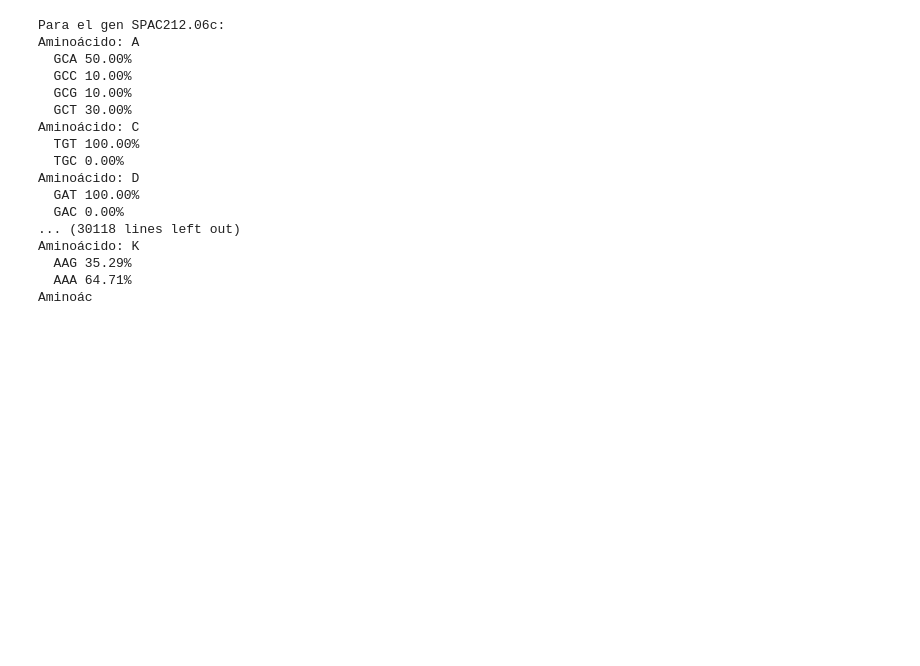
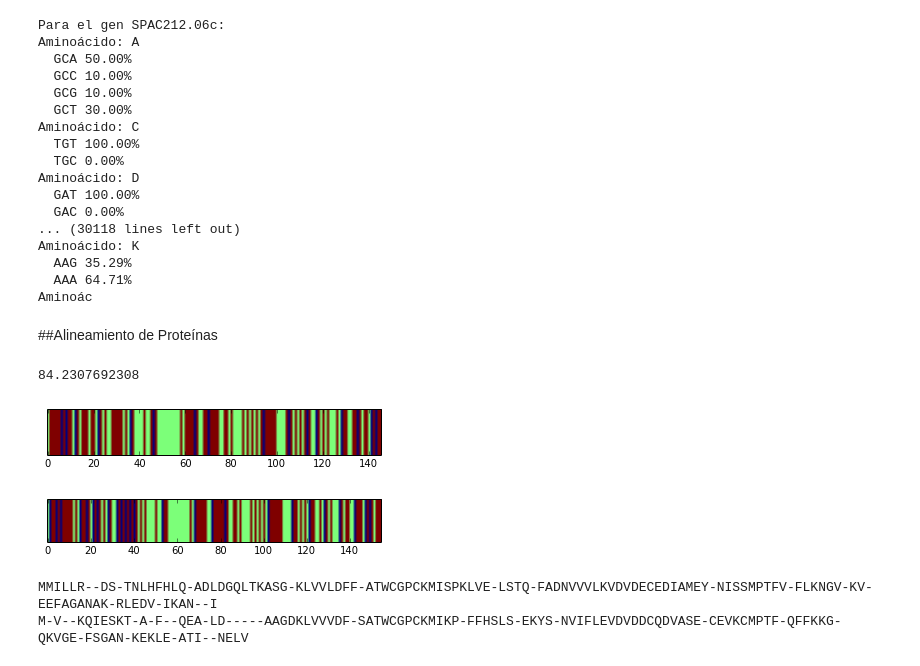
Before and after one commit to ACM-USAL/seminario-python, a Jupyter notebook: codigo/Notebooks/Python_Biotec - 2_Bio.ipynb, the cells around one changed output. Saved outputs shown, nothing was run; the diff lists cells and outputs as text; code cells hidden in the pictures; blank space fills up the shorter version.

Commit message:
Addedd ProtAlign to Notebook

```diff
--- a/codigo/Notebooks/Python_Biotec - 2_Bio.ipynb
+++ b/codigo/Notebooks/Python_Biotec - 2_Bio.ipynb
@@ -347,3 +347,75 @@ Aminoácido: K
   AAG 35.29%
   AAA 64.71%
 Aminoác
+# %% [markdown]
+##Alineamiento de Proteínas
+# %%
+import nwalign as nw
+
+D = fasta2sec('Q9V429.fasta')
+H = fasta2sec('P10599.fasta')
+
+acounter = 0
+bcounter = 0
+
+a, b = nw.global_align(D, H, matrix='BLOSUM62.txt')
+
+for aa in a:
+    if aa != '-':
+        acounter += 1
+
+for aa in b:
+    if aa != '-':
+        bcounter += 1
+
+print ((acounter*100./len(a))+(bcounter*100./len(b))) / 2
+# %% [output]
+84.2307692308
+# %%
+from numpy import array
+
+#Visualizar
+
+diffsa = []
+
+
+for i,j in zip(a,b):
+    if i=='-':
+        diffsa.append(0)
+    if i==j:
+        diffsa.append(1)
+    else:
+        diffsa.append(2)
+
+diffsb = []
+
+for i,j in zip(a,b):
+    if j=='-':
+        diffsb.append(0)
+    if i==j:
+        diffsb.append(1)
+    else:
+        diffsb.append(2)
+
+
+
+difs_array = array( [diffsa] )
+plt.imshow(difs_array, aspect = 20)
+ax = plt.gca()
+ax.yaxis.set_visible(False)
+plt.show()
+
+
+difs_array = array( [diffsb] )
+plt.imshow(difs_array, aspect = 20)
+ax = plt.gca()
+ax.yaxis.set_visible(False)
+plt.show()
+
+print a
+print b
+# %% [output]
+[figure, added]
+[figure, added]
+MMILLR--DS-TNLHFHLQ-ADLDGQLTKASG-KLVVLDFF-ATWCGPCKMISPKLVE-LSTQ-FADNVVVLKVDVDECEDIAMEY-NISSMPTFV-FLKNGV-KV-EEFAGANAK-RLEDV-IKAN--I
+M-V--KQIESKT-A-F--QEA-LD-----AAGDKLVVVDF-SATWCGPCKMIKP-FFHSLS-EKYS-NVIFLEVDVDDCQDVASE-CEVKCMPTF-QFFKKG-QKVGE-FSGAN-KEKLE-ATI--NELV
```
Also changed, not shown: parts of 6 cells of this notebook, 3 other files.
